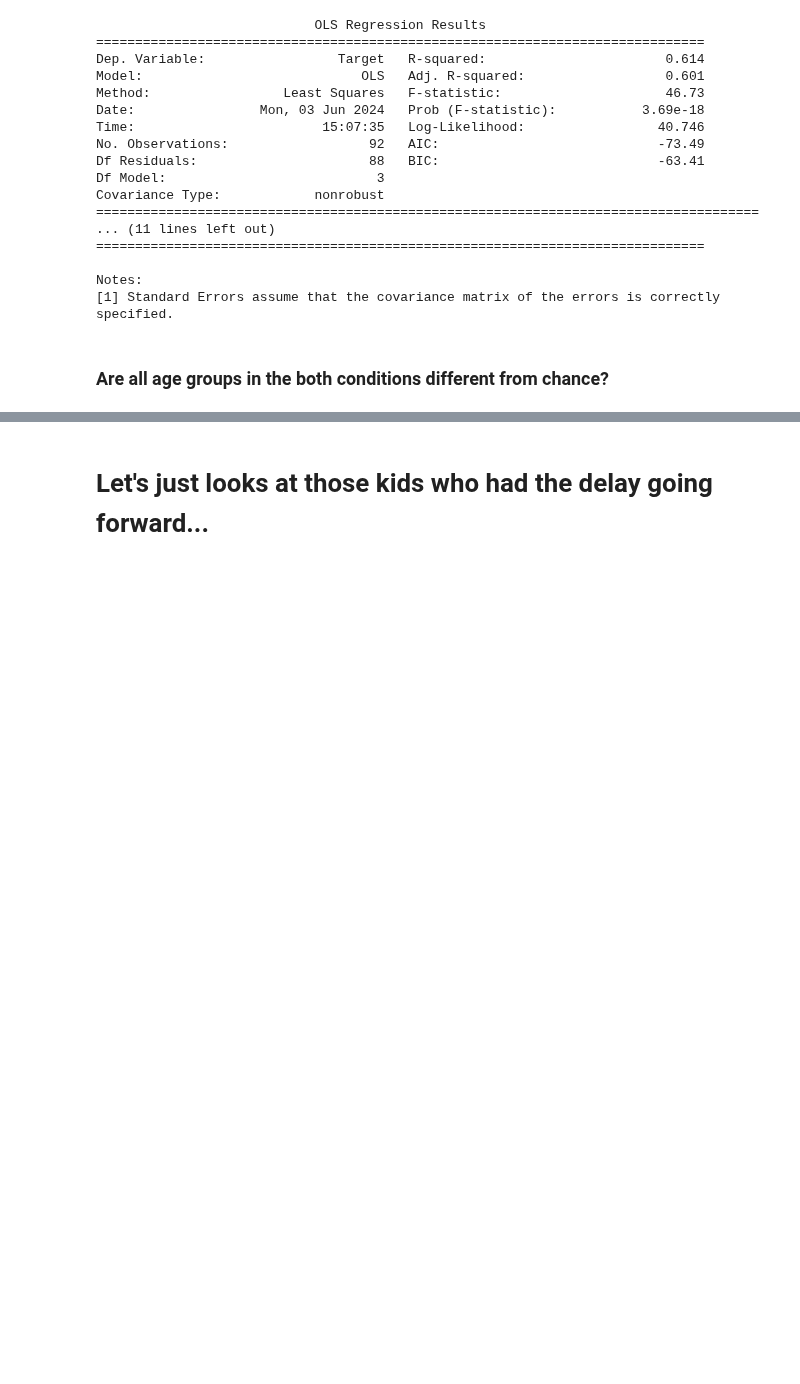
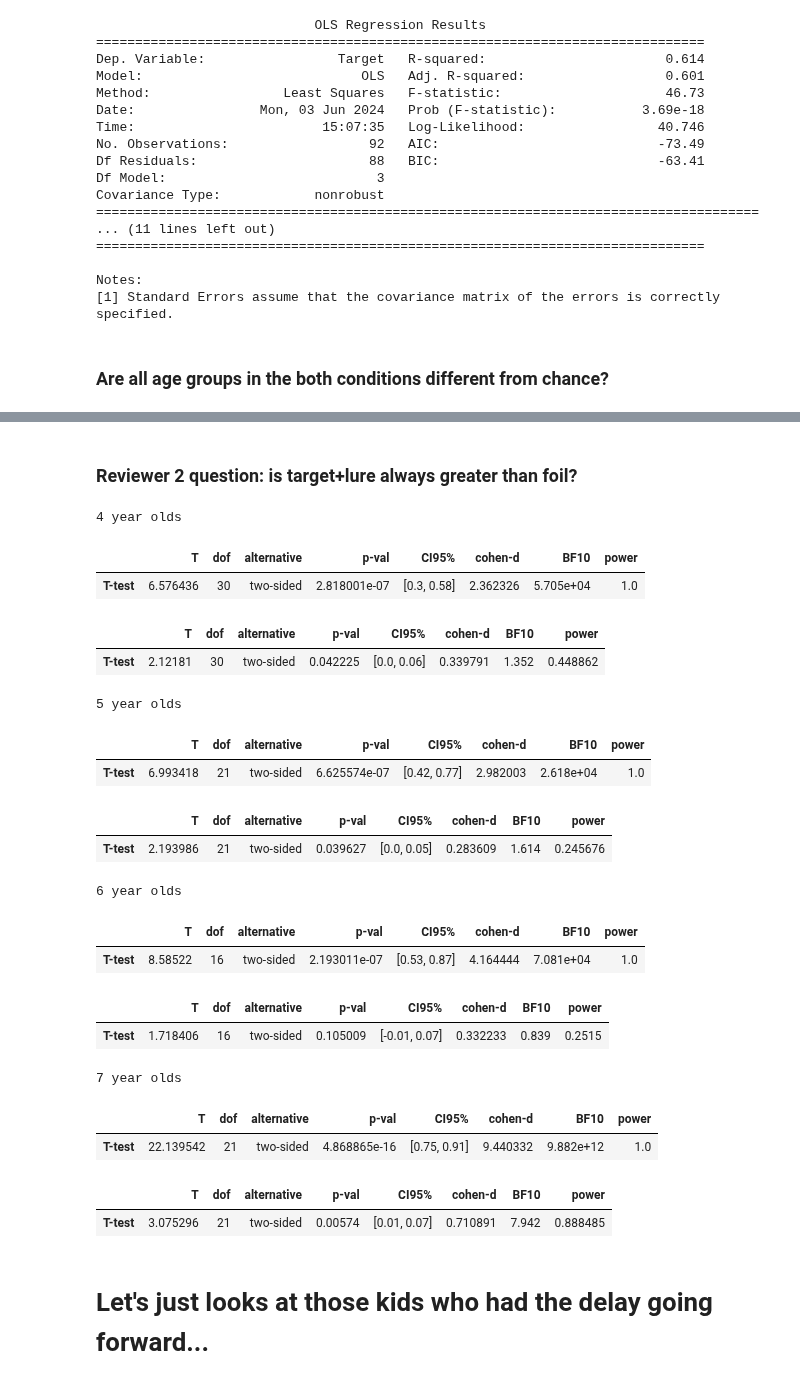
Before and after one commit to samsydco/PSPC, a Jupyter notebook: Results_PS.ipynb, the cells around one changed output, grey strips where cells are left out. Cells and saved outputs as stored; diff of their text form; code cells hidden in the pictures; blank space fills up the shorter version.

```diff
--- a/Results_PS.ipynb
+++ b/Results_PS.ipynb
@@ -216,5 +215,34 @@ display(dftmp)
 5 year olds' Lure selection rate 0.13+/-0.07
 ... (13 outputs left out)
+# %% [markdown]
+### Reviewer 2 question: is target+lure always greater than foil?
+# %%
+for age in [4,5,6,7]:
+    tmpdf = stackeddf[stackeddf['Age'].between(age, age+1)]
+    print(str(age)+" year olds")
+    display(ttest(tmpdf['Target']+tmpdf['Lure'],tmpdf['Foil'],paired=True))
+    display(ttest(tmpdf['Lure'],tmpdf['Foil']/2,paired=True))
+# %% [output]
+4 year olds
+|  | T | dof | alternative | p-val | CI95% | cohen-d | BF10 | power |
+| T-test | 6.576436 | 30 | two-sided | 2.818001e-07 | [0.3, 0.58] | 2.362326 | 5.705e+04 | 1.0 |
+|  | T | dof | alternative | p-val | CI95% | cohen-d | BF10 | power |
+| T-test | 2.12181 | 30 | two-sided | 0.042225 | [0.0, 0.06] | 0.339791 | 1.352 | 0.448862 |
+5 year olds
+|  | T | dof | alternative | p-val | CI95% | cohen-d | BF10 | power |
+| T-test | 6.993418 | 21 | two-sided | 6.625574e-07 | [0.42, 0.77] | 2.982003 | 2.618e+04 | 1.0 |
+|  | T | dof | alternative | p-val | CI95% | cohen-d | BF10 | power |
+| T-test | 2.193986 | 21 | two-sided | 0.039627 | [0.0, 0.05] | 0.283609 | 1.614 | 0.245676 |
+6 year olds
+|  | T | dof | alternative | p-val | CI95% | cohen-d | BF10 | power |
+| T-test | 8.58522 | 16 | two-sided | 2.193011e-07 | [0.53, 0.87] | 4.164444 | 7.081e+04 | 1.0 |
+|  | T | dof | alternative | p-val | CI95% | cohen-d | BF10 | power |
+| T-test | 1.718406 | 16 | two-sided | 0.105009 | [-0.01, 0.07] | 0.332233 | 0.839 | 0.2515 |
+7 year olds
+|  | T | dof | alternative | p-val | CI95% | cohen-d | BF10 | power |
+| T-test | 22.139542 | 21 | two-sided | 4.868865e-16 | [0.75, 0.91] | 9.440332 | 9.882e+12 | 1.0 |
+|  | T | dof | alternative | p-val | CI95% | cohen-d | BF10 | power |
+| T-test | 3.075296 | 21 | two-sided | 0.00574 | [0.01, 0.07] | 0.710891 | 7.942 | 0.888485 |
 # %% [markdown]
 # Let's just looks at those kids who had the delay going forward...
 # %%
```
Also changed, not shown: parts of 3 cells of this notebook.
